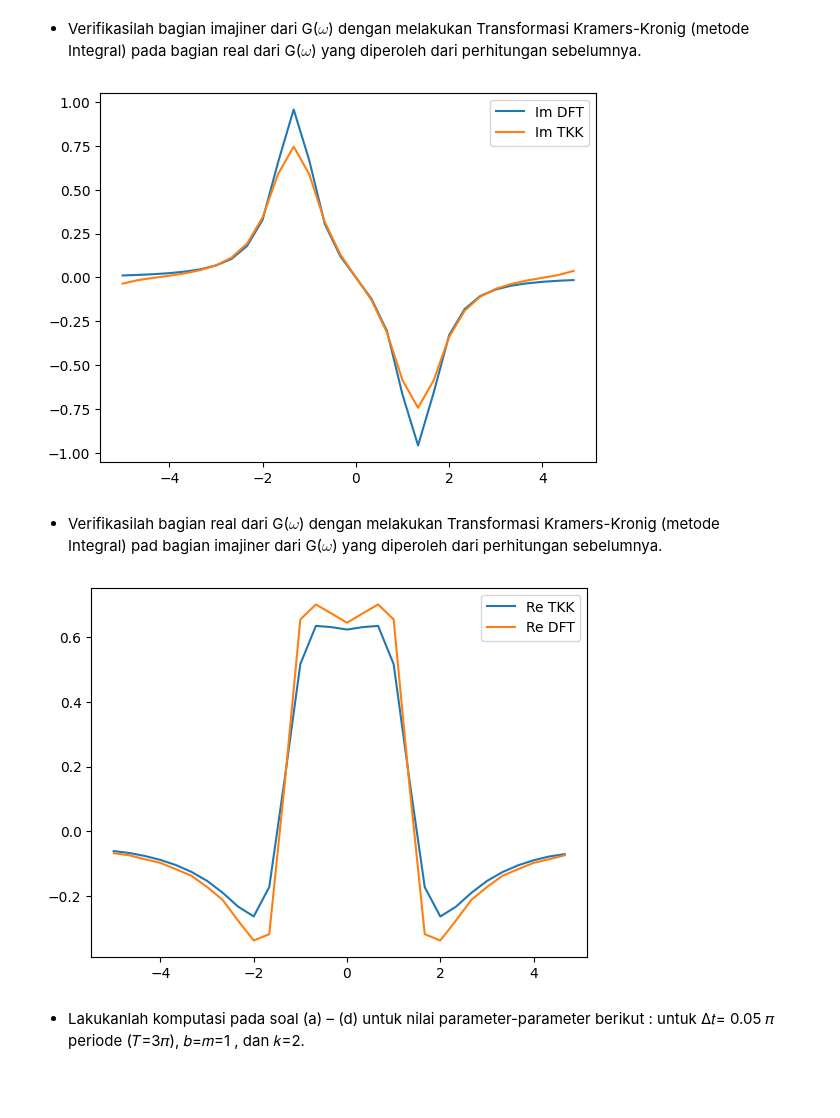
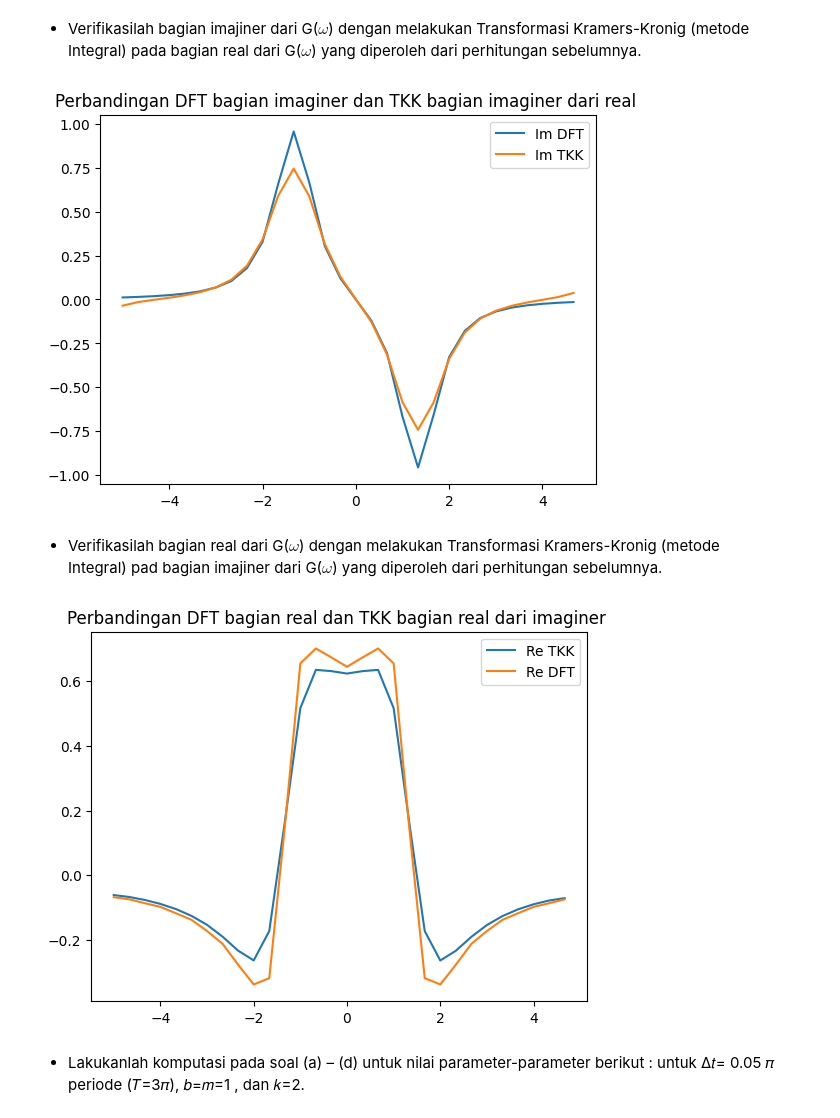
Before and after one commit to Ariftia/Tugas-Matkom, a Jupyter notebook: Tugas_Pak_Iman.ipynb, the cells around one changed output. Drawn from its saved outputs; the diff is of its cells as text; code cells hidden in the pictures; blank space fills up the shorter version.

```diff
--- a/Tugas_Pak_Iman.ipynb
+++ b/Tugas_Pak_Iman.ipynb
@@ -144,34 +144,34 @@ Integral) pada bagian real dari G($\omega$) yang diperoleh dari perhitungan sebe
 # %%
 # Transformasi Kramers-Kronig dari Real ke Imaginer
 
 def TKK_real_to_img(G_w_real):
     G_w_imaginer = np.zeros(len(w))
     for i in range(len(w)):
         sum = 0
         for k in range(len(w)):
             if i == k:
                 sum += 0
             else:
                 sum += dw * G_w_real[k] / (w[i] - w[k])
         G_w_imaginer[i] = (-1/np.pi) * sum
     return G_w_imaginer
 
 
 
 TKK_Imaginer = TKK_real_to_img(hasil_dft_real)
 
 plt.plot(w, hasil_dft_imaginer, label='Im DFT')
 plt.plot(w, TKK_Imaginer, label='Im TKK')
+plt.title('Perbandingan DFT bagian imaginer dan TKK bagian imaginer dari real ')
 plt.legend()
 plt.show()
 # %% [output]
-[figure, old version]
+[figure, new version]
 # %% [markdown]
 - Verifikasilah bagian real dari G($\omega$) dengan melakukan Transformasi Kramers-Kronig (metode
 Integral) pad bagian imajiner dari G($\omega$) yang diperoleh dari perhitungan sebelumnya.
 # %%
 # Transformasi Kramers-Kronig dari Imaginer ke Real
-
 def TKK_img_to_real(G_w_imaginer):
     G_w_real = np.zeros(len(w))
     for i in range(len(w)):
@@ -186,14 +186,13 @@ def TKK_img_to_real(G_w_imaginer):
 
 TKK_Real = TKK_img_to_real(hasil_dft_imaginer)
 
-
-
 plt.plot(w, TKK_Real,label='Re TKK')
 plt.plot(w, hasil_dft_real, label='Re DFT')
+plt.title('Perbandingan DFT bagian real dan TKK bagian real dari imaginer ')
 plt.legend()
 plt.show()
 # %% [output]
-[figure, old version]
+[figure, new version]
 # %% [markdown]
 - Lakukanlah komputasi pada soal (a) – (d) untuk nilai parameter-parameter berikut : untuk ∆𝑡=
  0.05 𝜋 periode (𝑇=3𝜋), 𝑏=𝑚=1 , dan 𝑘=2.
```
Also changed, not shown: parts of 1 cell of this notebook.
